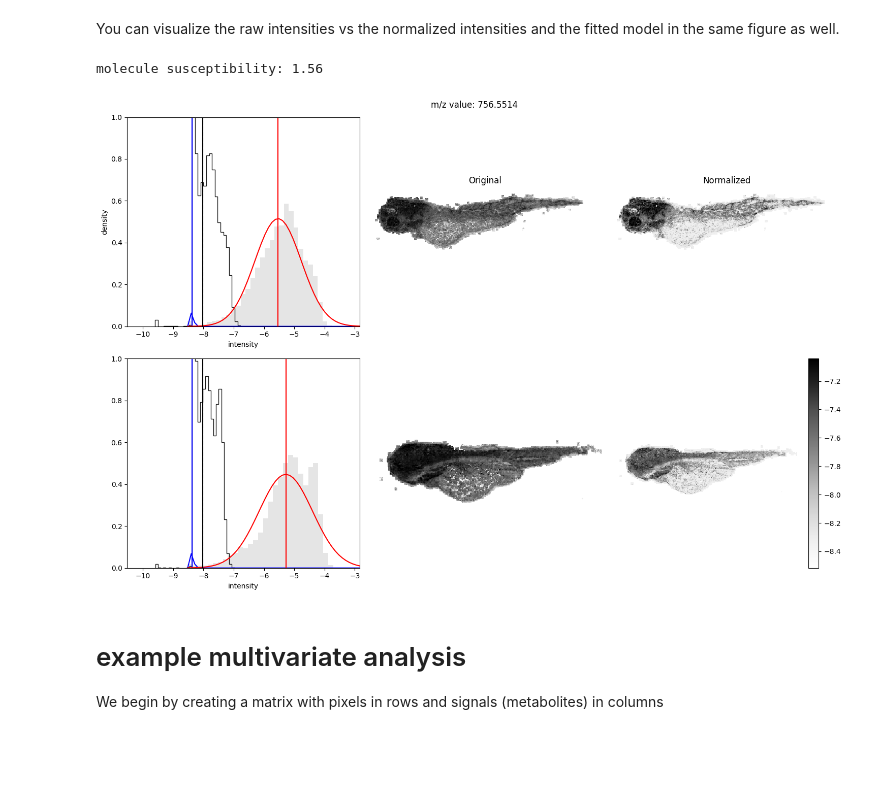
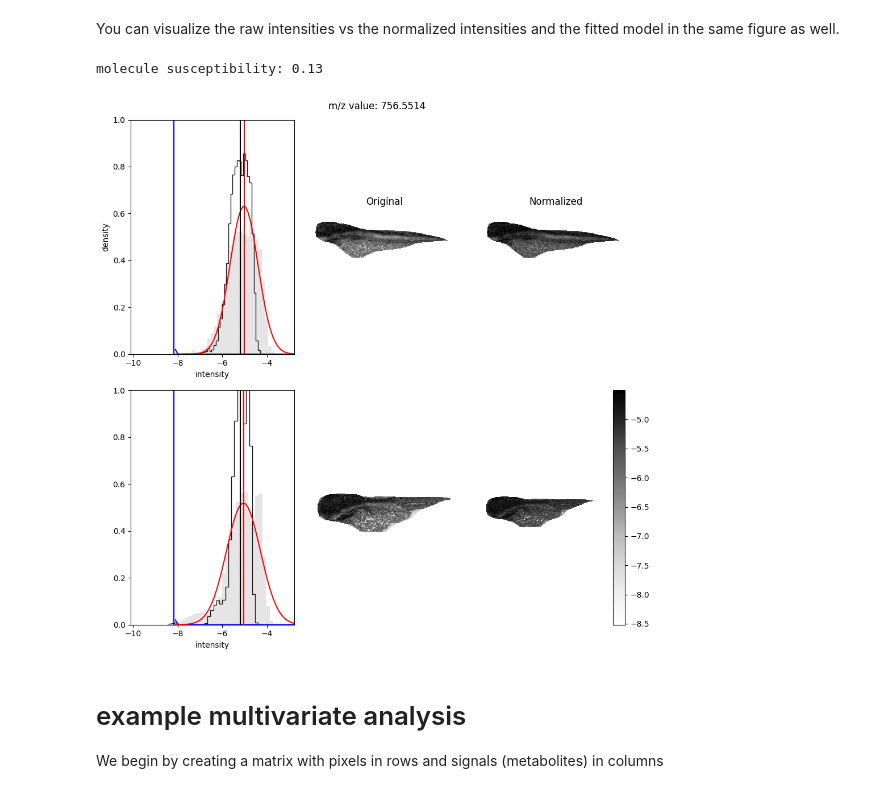
Before and after one commit to lamanno-epfl/uMAIA, a Jupyter notebook: uMAIA_tutorial.ipynb, the cells around one changed output. Saved outputs shown, nothing was run; the diff lists cells and outputs as text; code cells hidden in the pictures; blank space fills up the shorter version.

```diff
--- a/uMAIA_tutorial.ipynb
+++ b/uMAIA_tutorial.ipynb
@@ -73,7 +55,7 @@ To load the raw data you need to specify the path to the **IBD** and **imzml** f
 # %%
 path_data = 'rawData'
 path_save = 'data'
-name = '20220620_Zebrafish_atlas_72hpf_fish2_section26_345x136_Att35_7um'
+name = '20220620_Zebrafish_atlas_72hpf_fish2_section22_420x142_Att35_7um'
 
 # create directories
 uMAIA.ut.tools.createSaveDirectory(path_save)
@@ -162,11 +139,11 @@ plt.imshow(img)# show the molecule of interest
 ***uMAIA*** retrieves identical molecules across acquistions without ambiguity.
 # %%
 acquisitions = [
-    '20220701_Zebrafish_atlas_72hpf_fish2_section_16_420x124_Att35_7um',
-    # '20220702_Zebrafish_atlas_72hpf_fish2_section_18_452x136_Att35_7um', #done
-    # '20220620_Zebrafish_atlas_72hpf_fish2_section22_420x142_Att35_7um', # done
-    # '20220621_Zebrafish_atlas_72hpf_fish2_section24_422x135_Att35_7um', # done
-    '20220620_Zebrafish_atlas_72hpf_fish2_section26_345x136_Att35_7um' # done
+    #'20220701_Zebrafish_atlas_72hpf_fish2_section_16_420x124_Att35_7um',
+    # '20220702_Zebrafish_atlas_72hpf_fish2_section_18_452x136_Att35_7um',
+     '20220620_Zebrafish_atlas_72hpf_fish2_section22_420x142_Att35_7um',
+    # '20220621_Zebrafish_atlas_72hpf_fish2_section24_422x135_Att35_7um',
+    '20220620_Zebrafish_atlas_72hpf_fish2_section26_345x136_Att35_7um'
            ]
 
 ranges_files = [os.path.join(path_save, name, 'ranges.csv') for name in acquisitions]
@@ -230,19 +209,16 @@ To initialize the SVI, we simply fit a GMM on the cumulative distribution of eac
 PATH_SAVE = 'data/parameters_test'
 svi_result = PATH_SAVE
 
-# run fitting if the parameters dont exist
-if len(os.listdir(PATH_SAVE)) < 4:
-    init_state = uMAIA.norm.initialize(x, masks,  subsample=True)
-    svi_result = uMAIA.norm.normalize(x,
-                                  masks,
-                                  init_state=init_state,
-                                  subsample=True,
-                                  optimizer=None,
-                                  num_steps=5000,
-                                  seed=42)
 
-    try:
-        os.mkdir(PATH_SAVE)
-    except:
-        pass
-    uMAIA.ut.tools.save_svi(svi_result, PATH_SAVE)
+init_state = uMAIA.norm.initialize(x, masks,  subsample=True)
+svi_result = uMAIA.norm.normalize(x,
+                              masks,
+                              init_state=init_state,
+                              subsample=True,
+                              optimizer=None,
+                              num_steps=5000,
+                              seed=42)
+
+if not os.path.isdir(PATH_SAVE):
+    os.mkdir(PATH_SAVE)
+uMAIA.ut.tools.save_svi(svi_result, PATH_SAVE)
@@ -249,14 +227,16 @@ if len(os.listdir(PATH_SAVE)) < 4:
 # %% [markdown]
 Afterwards, you can transform your data to get the uMAIA normalized MALDI-MSI data and preform future downstream analysis.
 # %%
-x_tran = uMAIA.norm.transform(x, masks, svi_result)
+x_MAIA = uMAIA.norm.transform(x, masks, PATH_SAVE)
 # %% [markdown]
 You can visualize the raw intensities vs the normalized intensities and the fitted model in the same figure as well.
 # %%
-uMAIA.vis.normalized_hist(x_tran=x_tran, x=x, mask=masks, mask_2D_list=mask_list, svi_result=svi_result, zarr_path='data/TestStack.zarr', v_ind=None,mz_val=756.5514)
+uMAIA.vis.normalized_hist(x_MAIA=x_tran, x=x, mask=masks, mask_2D_list=mask_list,
+                          svi_result=svi_result, zarr_path='data/TestStack.zarr',
+                          v=None,mz_val=756.5514, figsize=(10,10))
 # %% [output]
-molecule susceptibility: 1.56
+molecule susceptibility: 0.13
-[figure, old version]
+[figure, new version]
 # %%
 uMAIA.ut.tools.to_zarr_normalised('data/TestStack.zarr', 'data/TestStack_normalised.zarr', acquisitions, x_tran, mask_list, small_num)
 # %% [markdown]
```
Also changed, not shown: parts of 10 cells of this notebook, 1 other file.
